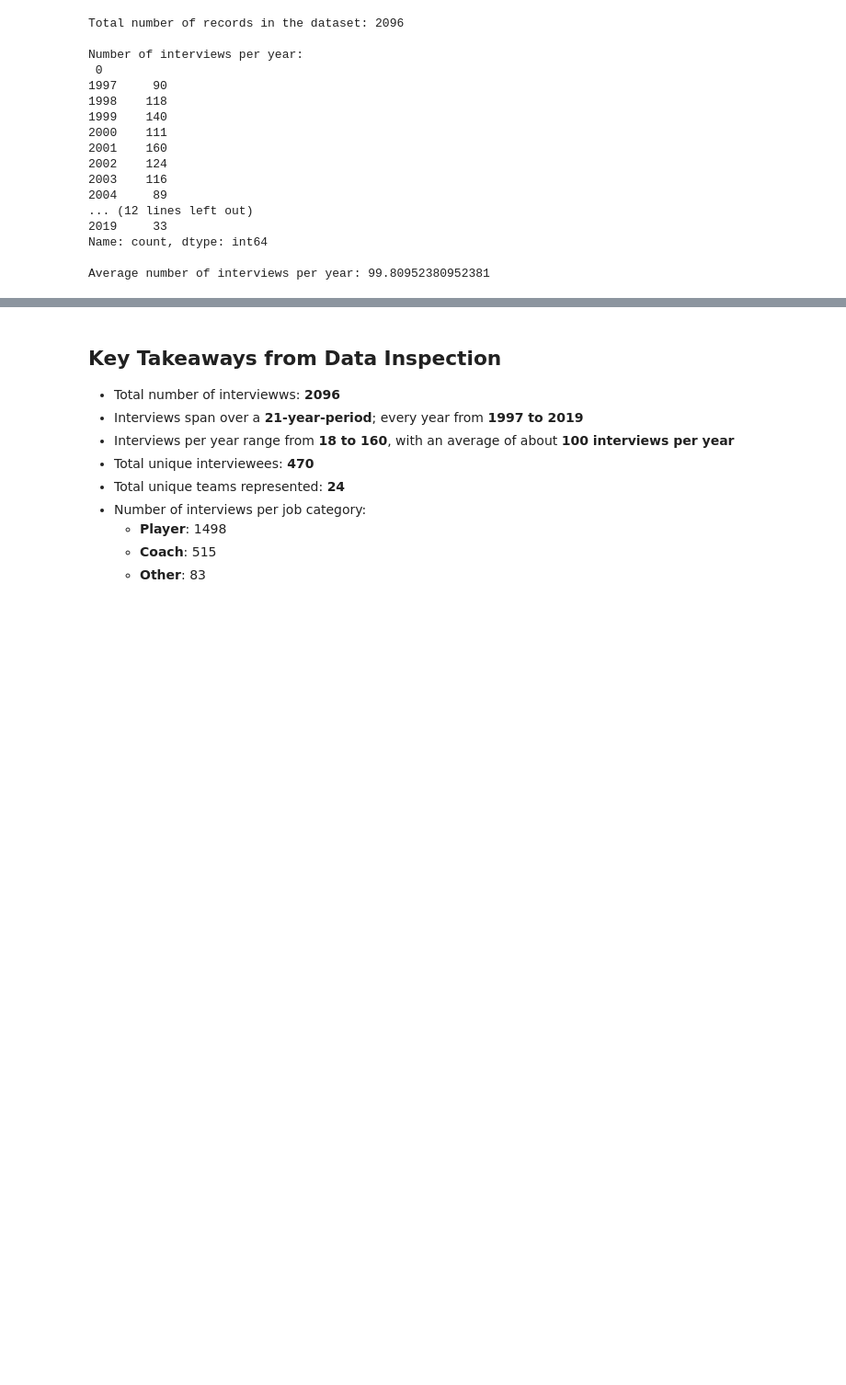
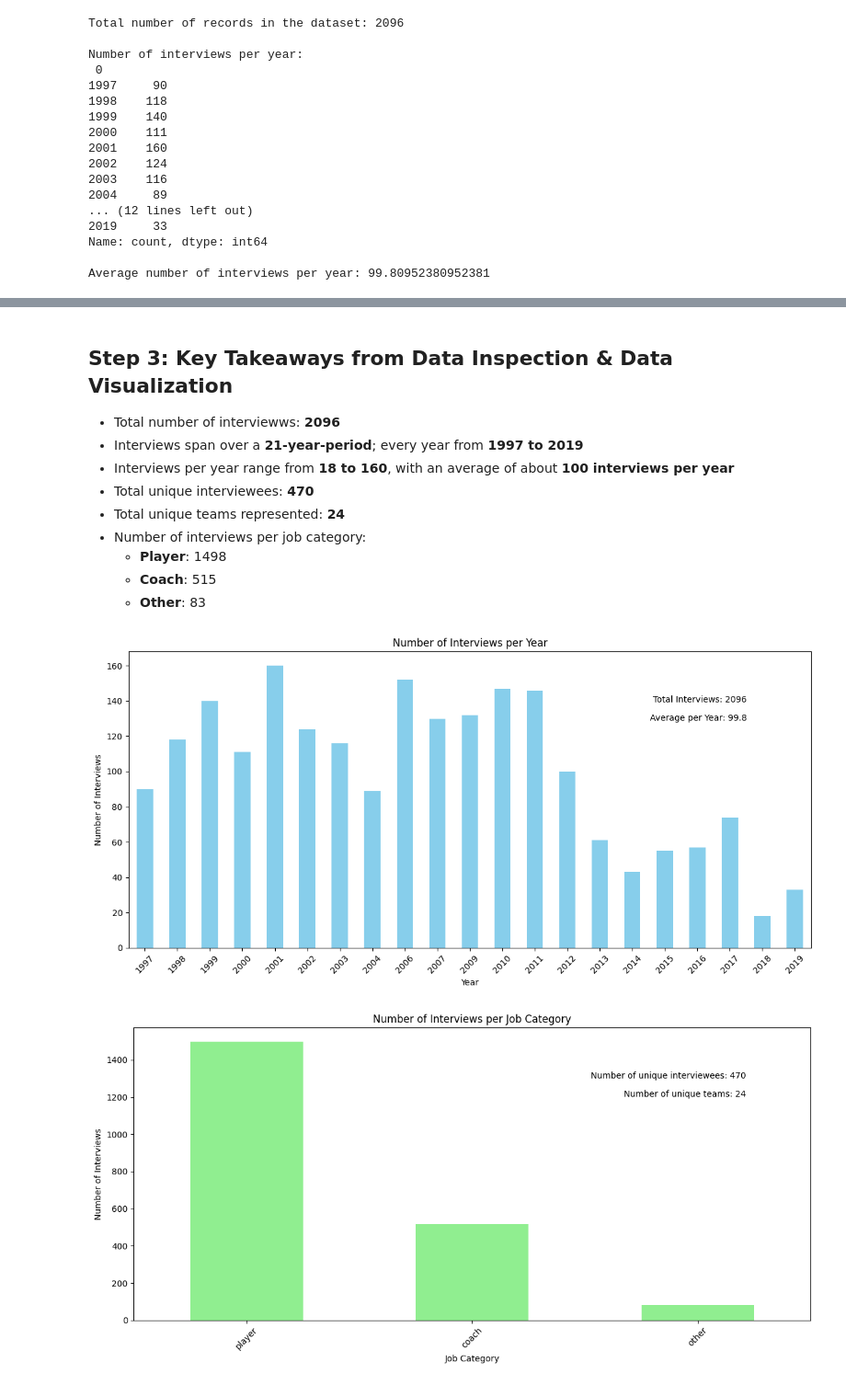
Before and after one commit to axest556/TDDE16-Text-Mining-Project, a Jupyter notebook: main.ipynb, the cells around one changed output, grey strips where cells are left out. Shown: that part at 92% size. Saved outputs shown, nothing was run; the diff lists cells and outputs as text; code cells hidden in the pictures; blank space fills up the shorter version.

```diff
--- a/main.ipynb
+++ b/main.ipynb
@@ -169,7 +169,7 @@ coach      515
 other       83
 Name: count, dtype: int64
 # %% [markdown]
-## Key Takeaways from Data Inspection
+## Step 3: Key Takeaways from Data Inspection & Data Visualization
 - Total number of interviewws: **2096**
 - Interviews span over a **21-year-period**; every year from **1997 to 2019**
 - Interviews per year range from **18 to 160**, with an average of about **100 interviews per year**
@@ -179,4 +179,33 @@ Name: count, dtype: int64
   - **Player**: 1498
   - **Coach**: 515
   - **Other**: 83
+# %%
+import matplotlib.pyplot as plt
+
+# Plot number of interviews per year
+plt.figure(figsize=(12, 6))
+interviews_per_year.plot(kind='bar', color='skyblue')
+plt.title('Number of Interviews per Year')
+plt.xlabel('Year')
+plt.ylabel('Number of Interviews')
+plt.xticks(rotation=45)
+plt.figtext(0.9, 0.8, f'Total Interviews: {interviews_per_year.sum()}', fontsize=10, ha='right')
+plt.figtext(0.9, 0.75, f'Average per Year: {average_interviews_per_year:.1f}', fontsize=10, ha='right')
+plt.tight_layout()
+plt.show()
+
+# Plot number of interviews per job category
+plt.figure(figsize=(12, 6))
+interviews_per_job.plot(kind='bar', color='lightgreen')
+plt.title('Number of Interviews per Job Category')
+plt.xlabel('Job Category')
+plt.ylabel('Number of Interviews')
+plt.xticks(rotation=45)
+plt.figtext(0.9, 0.8, f'Number of unique interviewees: {total_interviewees}', fontsize=10, ha='right')
+plt.figtext(0.9, 0.75, f'Number of unique teams: {len(total_teams)}', fontsize=10, ha='right')
+plt.tight_layout()
+plt.show()
+# %% [output]
+[figure, added]
+[figure, added]
 # %% [markdown]
```
Also changed, not shown: parts of 57 cells of this notebook.
